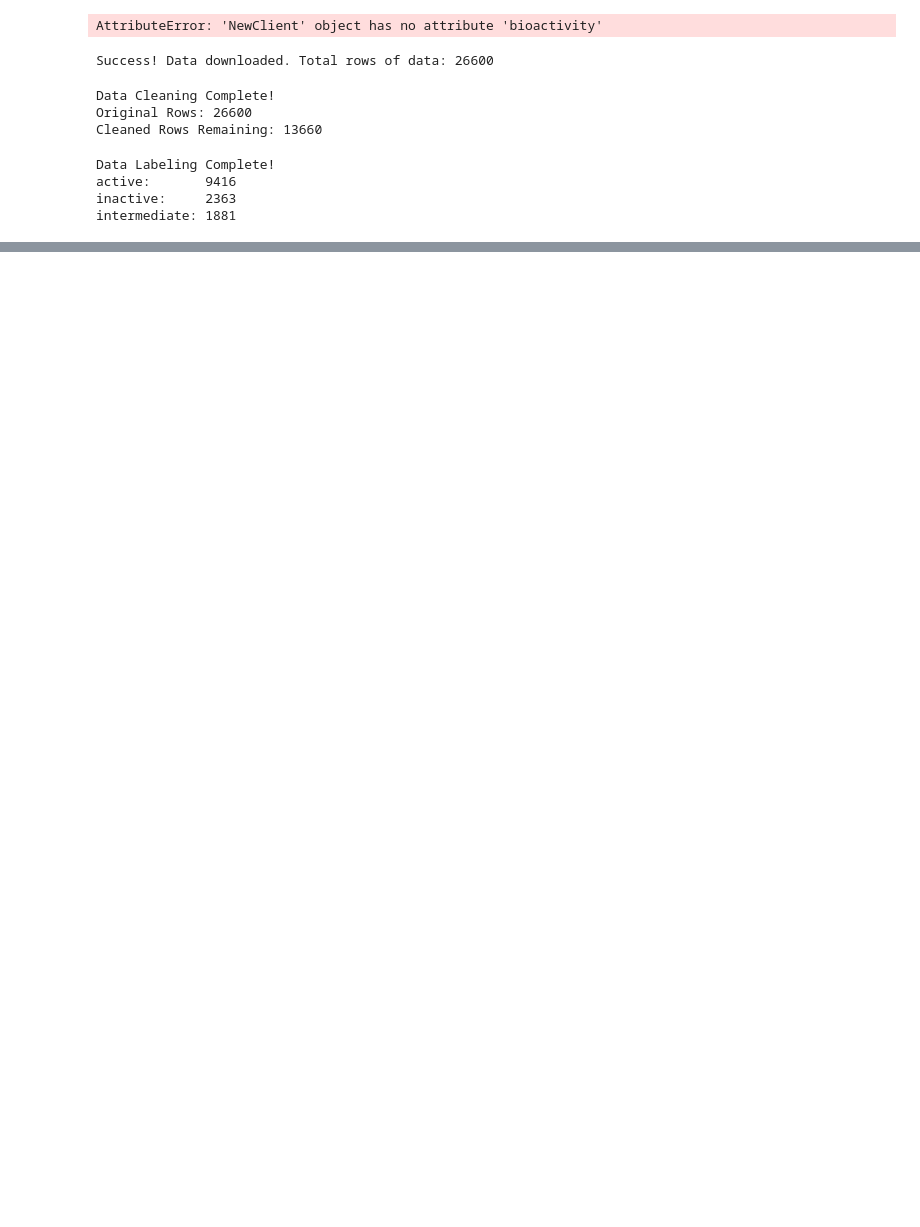
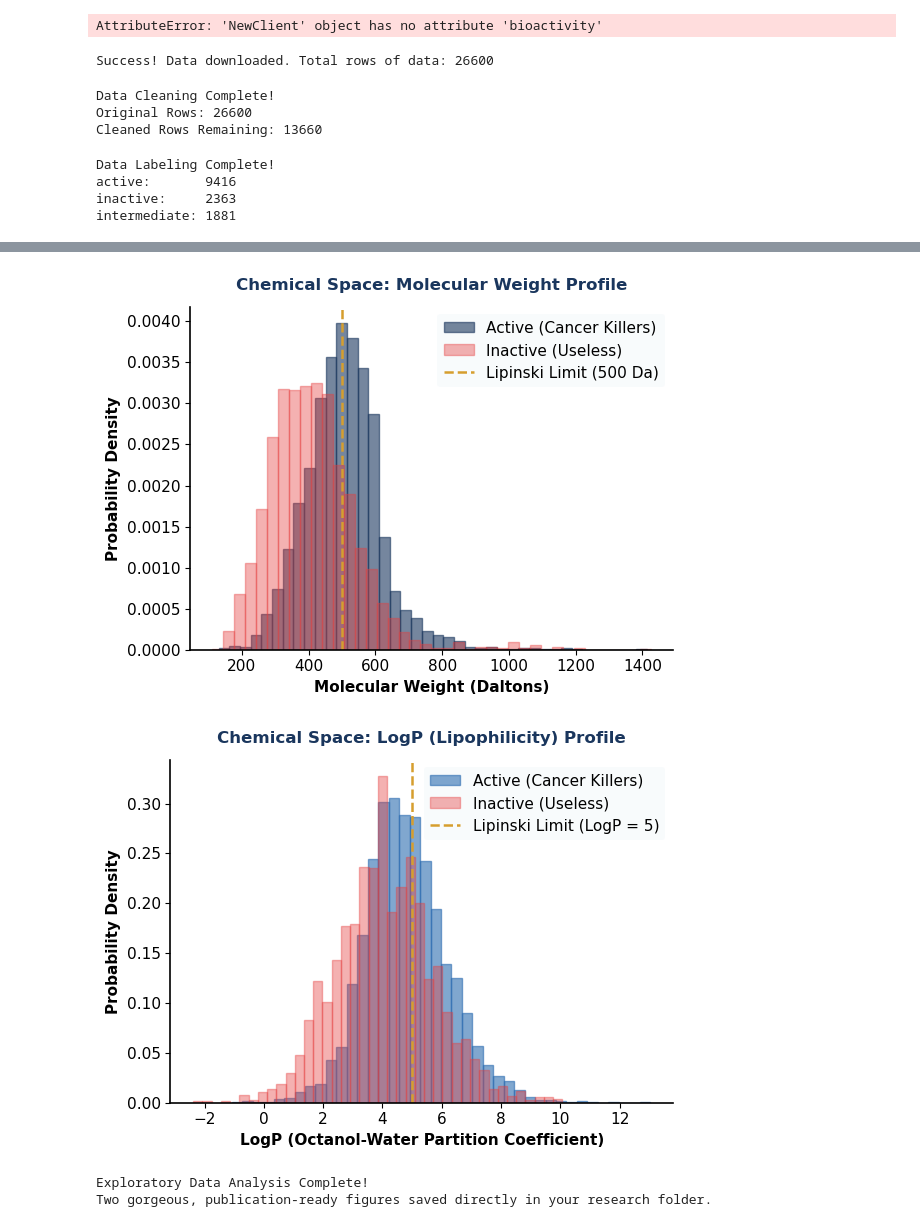
Before and after one commit to huzaifamohsin1m/EGFR-Cancer-Chemoinformatics-ML, a Jupyter notebook: Code.ipynb, the cells around one changed output, grey strips where cells are left out. Drawn from its saved outputs; the diff is of its cells as text; code cells hidden in the pictures; blank space fills up the shorter version.

```diff
--- a/Code.ipynb
+++ b/Code.ipynb
@@ -162,0 +258,77 @@ intermediate: 1881
+# %%
+import csv
+import matplotlib.pyplot as plt
+
+# 1. Establish an elite academic aesthetic style using pure matplotlib
+plt.rcParams['font.family'] = 'sans-serif'
+plt.rcParams['font.size'] = 11
+plt.rcParams['axes.linewidth'] = 1.2
+
+input_filename = 'EGFR_lipinski_data.csv'
+
+# Extract columns programmatically to secure complete independence from external libraries
+active_mw, inactive_mw = [], []
+active_logp, inactive_logp = [], []
+
+with open(input_filename, mode='r', newline='', encoding='utf-8') as infile:
+    reader = csv.DictReader(infile)
+    for row in reader:
+        bio_class = row['bioactivity_class']
+        try:
+            mw_val = float(row['MW'])
+            logp_val = float(row['LogP'])
+
+            if bio_class == 'active':
+                active_mw.append(mw_val)
+                active_logp.append(logp_val)
+            elif bio_class == 'inactive':
+                inactive_mw.append(mw_val)
+                inactive_logp.append(logp_val)
+        except ValueError:
+            continue
+
+# --- CHART 1: MOLECULAR WEIGHT HISTOGRAM & TREND ---
+plt.figure(figsize=(6, 4.5))
+plt.hist(active_mw, bins=40, alpha=0.6, color="#1a365d", label="Active (Cancer Killers)", edgecolor="#1a365d", density=True)
+plt.hist(inactive_mw, bins=40, alpha=0.4, color="#e53e3e", label="Inactive (Useless)", edgecolor="#e53e3e", density=True)
+plt.axvline(x=500, color="#d69e2e", linestyle="--", linewidth=1.8, label="Lipinski Limit (500 Da)")
+
+plt.title("Chemical Space: Molecular Weight Profile", fontsize=12, fontweight='bold', pad=12, color="#1a365d")
+plt.xlabel("Molecular Weight (Daltons)", fontweight='bold')
+plt.ylabel("Probability Density", fontweight='bold')
+plt.legend(loc="upper right", frameon=True, edgecolor='none', facecolor='#f7fafc')
+
+# Clean up axes for a high-impact, modern publication look
+ax = plt.gca()
+ax.spines['top'].set_visible(False)
+ax.spines['right'].set_visible(False)
+plt.tight_layout()
+plt.savefig('EGFR_molecular_weight_distribution.png', dpi=300)
+plt.show()
+
+
+# --- CHART 2: LOGP (LIPOPHILICITY) PROFILE ---
+plt.figure(figsize=(6, 4.5))
+plt.hist(active_logp, bins=40, alpha=0.6, color="#2b6cb0", label="Active (Cancer Killers)", edgecolor="#2b6cb0", density=True)
+plt.hist(inactive_logp, bins=40, alpha=0.4, color="#e53e3e", label="Inactive (Useless)", edgecolor="#e53e3e", density=True)
+plt.axvline(x=5, color="#d69e2e", linestyle="--", linewidth=1.8, label="Lipinski Limit (LogP = 5)")
+
+plt.title("Chemical Space: LogP (Lipophilicity) Profile", fontsize=12, fontweight='bold', pad=12, color="#1a365d")
+plt.xlabel("LogP (Octanol-Water Partition Coefficient)", fontweight='bold')
+plt.ylabel("Probability Density", fontweight='bold')
+plt.legend(loc="upper right", frameon=True, edgecolor='none', facecolor='#f7fafc')
+
+ax = plt.gca()
+ax.spines['top'].set_visible(False)
+ax.spines['right'].set_visible(False)
+plt.tight_layout()
+plt.savefig('EGFR_logp_distribution.png', dpi=300)
+plt.show()
+
+print("Exploratory Data Analysis Complete!")
+print("Two gorgeous, publication-ready figures saved directly in your research folder.")
+# %% [output]
+[figure, added]
+[figure, added]
+Exploratory Data Analysis Complete!
+Two gorgeous, publication-ready figures saved directly in your research folder.
```
Also changed, not shown: parts of 3 cells of this notebook.
